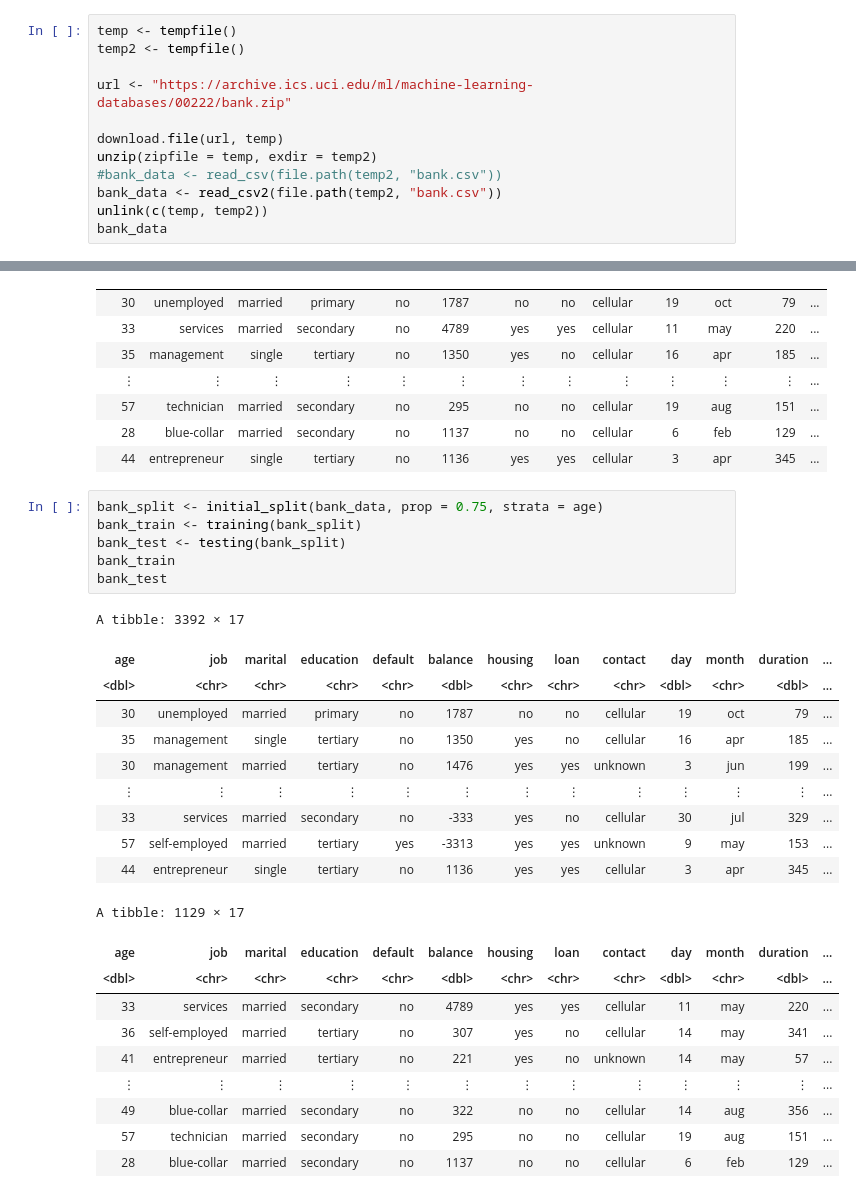
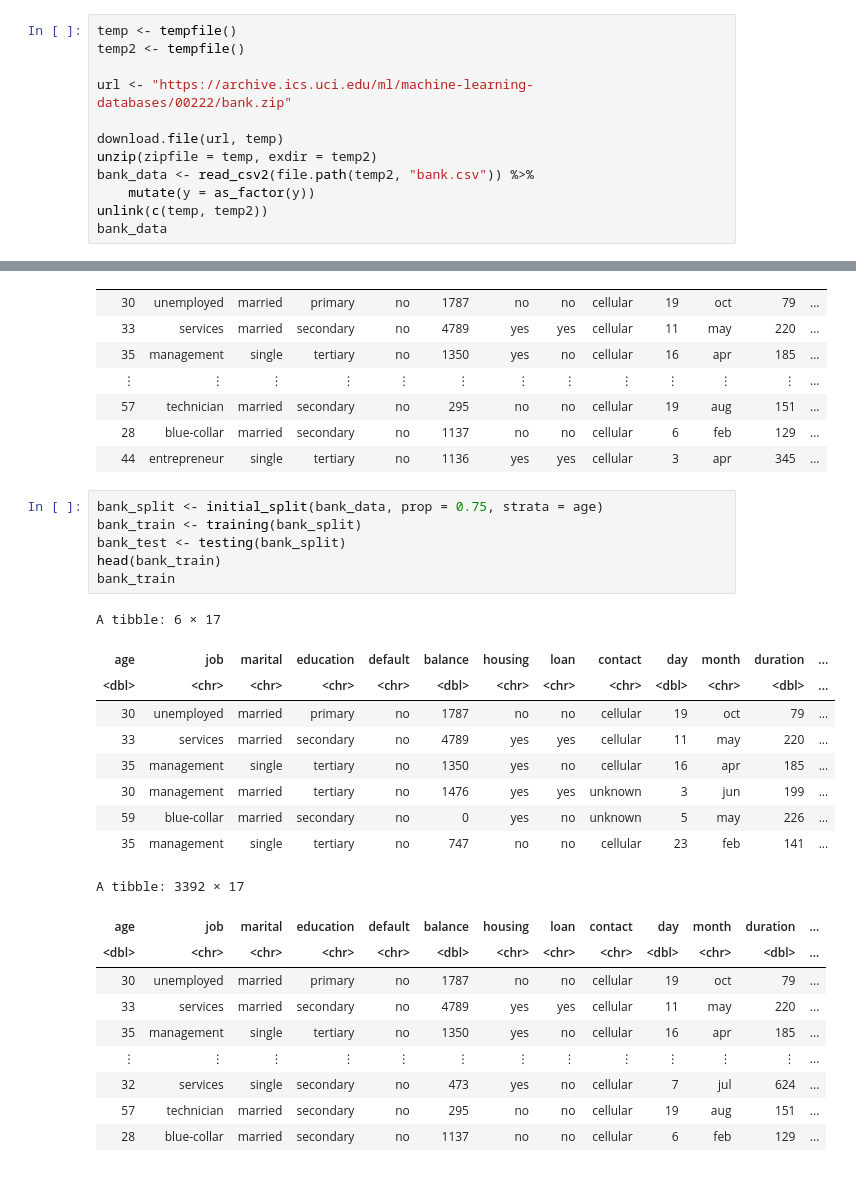
Before and after one commit to Kyungmin725/group34, a Jupyter notebook: group-project34.ipynb, the cells around one changed output, grey strips where cells are left out. Cells and saved outputs as stored; diff of their text form.

Commit message:
add head
add head(bank_train)

```diff
--- a/group-project34.ipynb
+++ b/group-project34.ipynb
@@ -65,8 +58,8 @@ url <- "https://archive.ics.uci.edu/ml/machine-learning-databases/00222/bank.zip
 
 download.file(url, temp)
 unzip(zipfile = temp, exdir = temp2)
-#bank_data <- read_csv(file.path(temp2, "bank.csv"))
-bank_data <- read_csv2(file.path(temp2, "bank.csv"))
+bank_data <- read_csv2(file.path(temp2, "bank.csv")) %>%
+    mutate(y = as_factor(y))
 unlink(c(temp, temp2))
 bank_data
 # %% [output]
@@ -100,27 +93,26 @@ A spec_tbl_df: 4521 × 17
 # %%
 bank_split <- initial_split(bank_data, prop = 0.75, strata = age)
 bank_train <- training(bank_split)
 bank_test <- testing(bank_split)
+head(bank_train)
 bank_train
-bank_test
 # %% [output]
-A tibble: 3392 × 17
+A tibble: 6 × 17
 | age | job | marital | education | default | balance | housing | loan | contact | day | month | duration | ... |
 | <dbl> | <chr> | <chr> | <chr> | <chr> | <dbl> | <chr> | <chr> | <chr> | <dbl> | <chr> | <dbl> | ... |
 | 30 | unemployed | married | primary | no | 1787 | no | no | cellular | 19 | oct | 79 | ... |
+| 33 | services | married | secondary | no | 4789 | yes | yes | cellular | 11 | may | 220 | ... |
 | 35 | management | single | tertiary | no | 1350 | yes | no | cellular | 16 | apr | 185 | ... |
 | 30 | management | married | tertiary | no | 1476 | yes | yes | unknown | 3 | jun | 199 | ... |
-| ⋮ | ⋮ | ⋮ | ⋮ | ⋮ | ⋮ | ⋮ | ⋮ | ⋮ | ⋮ | ⋮ | ⋮ | ... |
-| 33 | services | married | secondary | no | -333 | yes | no | cellular | 30 | jul | 329 | ... |
-| 57 | self-employed | married | tertiary | yes | -3313 | yes | yes | unknown | 9 | may | 153 | ... |
-| 44 | entrepreneur | single | tertiary | no | 1136 | yes | yes | cellular | 3 | apr | 345 | ... |
+| 59 | blue-collar | married | secondary | no | 0 | yes | no | unknown | 5 | may | 226 | ... |
+| 35 | management | single | tertiary | no | 747 | no | no | cellular | 23 | feb | 141 | ... |
-A tibble: 1129 × 17
+A tibble: 3392 × 17
 | age | job | marital | education | default | balance | housing | loan | contact | day | month | duration | ... |
 | <dbl> | <chr> | <chr> | <chr> | <chr> | <dbl> | <chr> | <chr> | <chr> | <dbl> | <chr> | <dbl> | ... |
+| 30 | unemployed | married | primary | no | 1787 | no | no | cellular | 19 | oct | 79 | ... |
 | 33 | services | married | secondary | no | 4789 | yes | yes | cellular | 11 | may | 220 | ... |
-| 36 | self-employed | married | tertiary | no | 307 | yes | no | cellular | 14 | may | 341 | ... |
-| 41 | entrepreneur | married | tertiary | no | 221 | yes | no | unknown | 14 | may | 57 | ... |
+| 35 | management | single | tertiary | no | 1350 | yes | no | cellular | 16 | apr | 185 | ... |
 | ⋮ | ⋮ | ⋮ | ⋮ | ⋮ | ⋮ | ⋮ | ⋮ | ⋮ | ⋮ | ⋮ | ⋮ | ... |
-| 49 | blue-collar | married | secondary | no | 322 | no | no | cellular | 14 | aug | 356 | ... |
+| 32 | services | single | secondary | no | 473 | yes | no | cellular | 7 | jul | 624 | ... |
 | 57 | technician | married | secondary | no | 295 | no | no | cellular | 19 | aug | 151 | ... |
 | 28 | blue-collar | married | secondary | no | 1137 | no | no | cellular | 6 | feb | 129 | ... |
```
Also changed, not shown: parts of 10 cells of this notebook.
